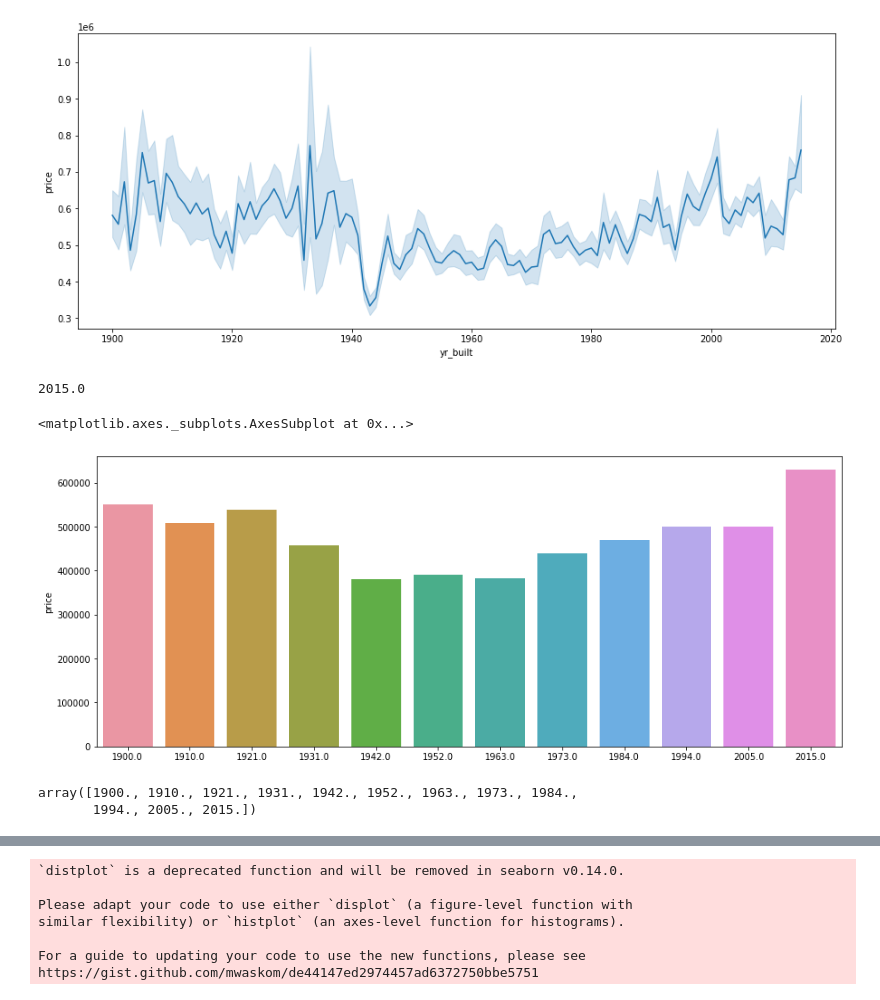
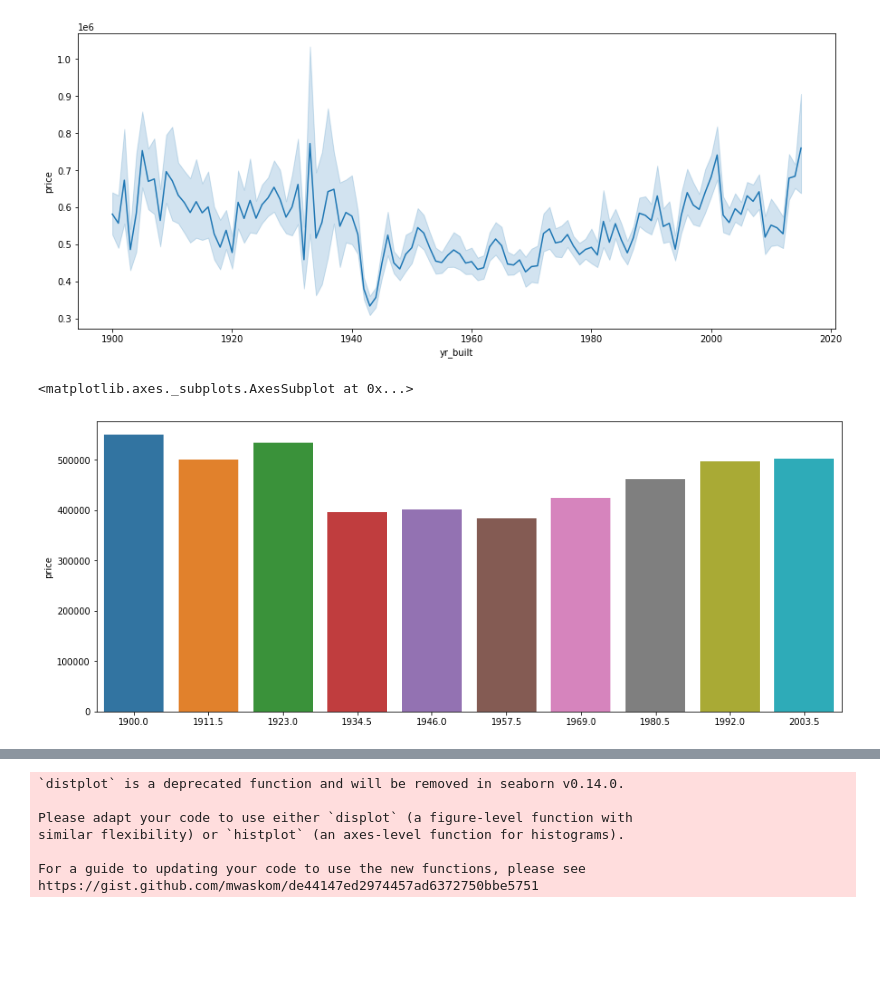
Before and after one commit to ChristianWussow/Portfolio, a Jupyter notebook: Data_Analytics_Project.ipynb, the cells around one changed output, grey strips where cells are left out. Saved outputs shown, nothing was run; the diff lists cells and outputs as text; code cells hidden in the pictures; blank space fills up the shorter version.

```diff
--- a/Data_Analytics_Project.ipynb
+++ b/Data_Analytics_Project.ipynb
@@ -162,28 +162,19 @@ sns.lineplot(x=df['yr_built'].sort_values(),
 # %% [output]
 <matplotlib.axes._subplots.AxesSubplot at 0x...>
 [figure]
-# %%
-df['yr_built'].max()
-# %% [output]
-2015.0
 # %%
-# we split the years into 10 bins and calcualte the median price for each period
+# we split the years into 10 bins and calcualte the medianb price for each period
 
-n_bins = 11
+n_bins = 10
 
 x_bins = np.arange(n_bins)
 
 _, bins = pd.cut(df['yr_built'], bins=n_bins, retbins=True, right=False)
-bins = np.around (bins, decimals = 0, out = None)
+
 binned_data = df['price'].groupby(np.digitize(df['yr_built'], bins)).median()
 plt.figure(figsize=(15,6))
-sns.barplot(x=bins,
+sns.barplot(x=bins[:10],
              y=binned_data)
 # %% [output]
 <matplotlib.axes._subplots.AxesSubplot at 0x...>
-[figure, old version]
+[figure, new version]
-# %%
-bins
-# %% [output]
-array([1900., 1910., 1921., 1931., 1942., 1952., 1963., 1973., 1984.,
-       1994., 2005., 2015.])
```
Also changed, not shown: parts of 14 cells of this notebook.
